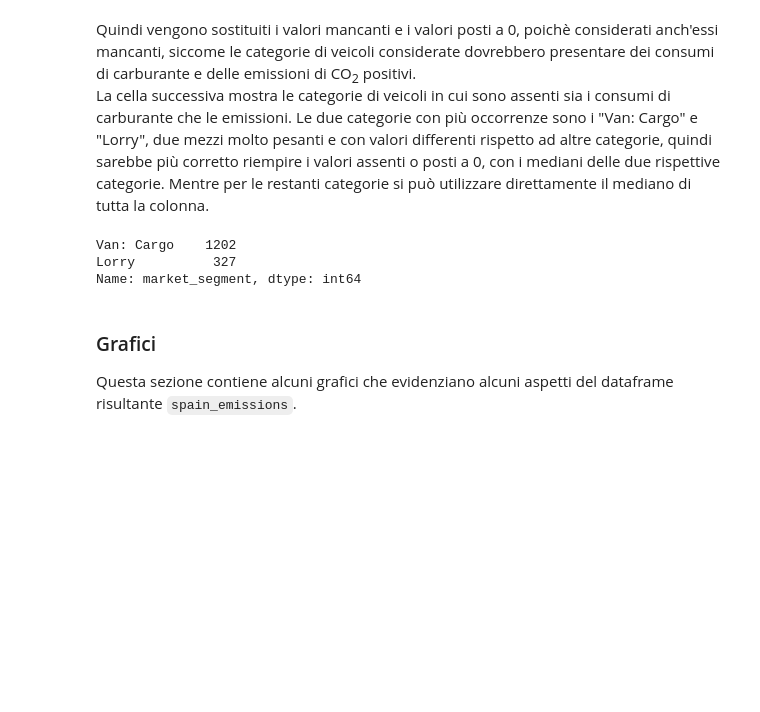
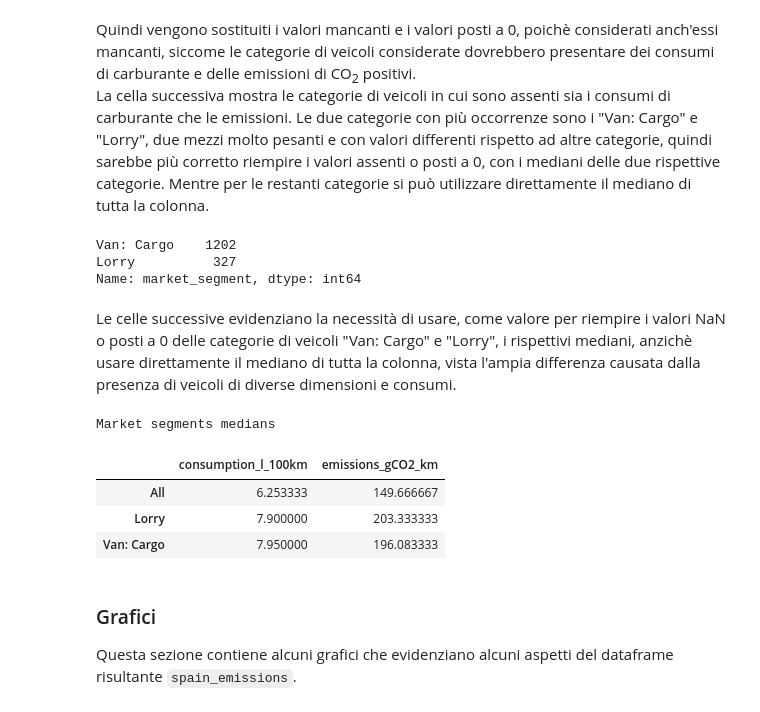
Before and after one commit to francesco-zatto/dia-project, a Jupyter notebook: car_emissions.ipynb, the cells around one changed output. Drawn from its saved outputs; the diff is of its cells as text; code cells hidden in the pictures; blank space fills up the shorter version.

Commit message:
Added cell to explain heavy vehicles median handling to fill na or zeroes

```diff
--- a/car_emissions.ipynb
+++ b/car_emissions.ipynb
@@ -181,3 +181,5 @@ most_missing_market_segments
 Van: Cargo    1202
 Lorry          327
 Name: market_segment, dtype: int64
+# %% [markdown]
+Le celle successive evidenziano la necessità di usare, come valore per riempire i valori NaN o posti a 0 delle categorie di veicoli "Van: Cargo" e "Lorry", i rispettivi mediani, anzichè usare direttamente il mediano di tutta la colonna, vista l'ampia differenza causata dalla presenza di veicoli di diverse dimensioni e consumi.
@@ -184,3 +189,15 @@ Name: market_segment, dtype: int64
+# %%
+all_median = pd.DataFrame(spain_emissions[columns].median(), columns = ["All"]).T
+van_cargo_lorries = spain_emissions.loc[spain_emissions["market_segment"].isin(market_segments), ["market_segment"] + columns]
+van_cargo_lorries_median = van_cargo_lorries[van_cargo_lorries.ne(0)].groupby("market_segment").median()
+# %%
+pd.concat([all_median, van_cargo_lorries_median]).style.set_caption("Market segments medians")
+# %% [output]
+Market segments medians
+|  | consumption_l_100km | emissions_gCO2_km |
+| All | 6.253333 | 149.666667 |
+| Lorry | 7.900000 | 203.333333 |
+| Van: Cargo | 7.950000 | 196.083333 |
 # %%
 def fillnaZeroes(market_segment, columns):
     vehicles = spain_emissions.loc[spain_emissions["market_segment"] == market_segment, columns].replace(0, np.nan)
```
Also changed, not shown: parts of 2 cells of this notebook.
